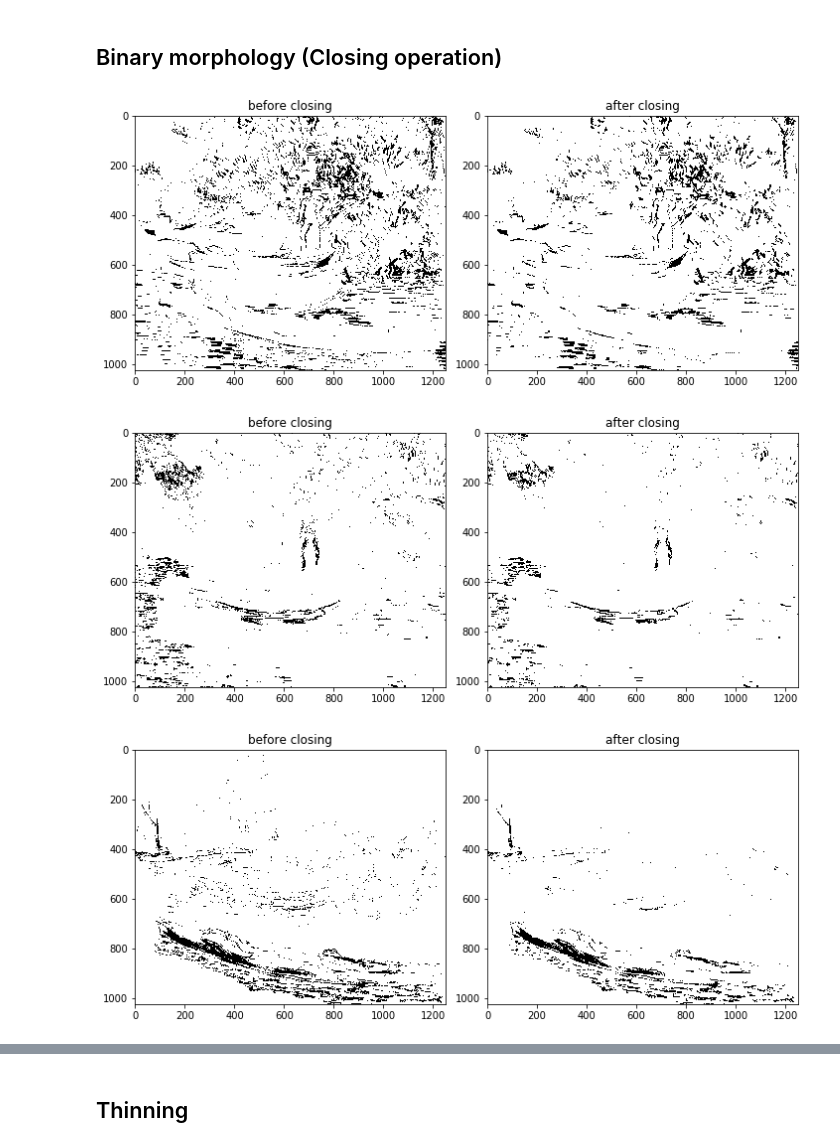
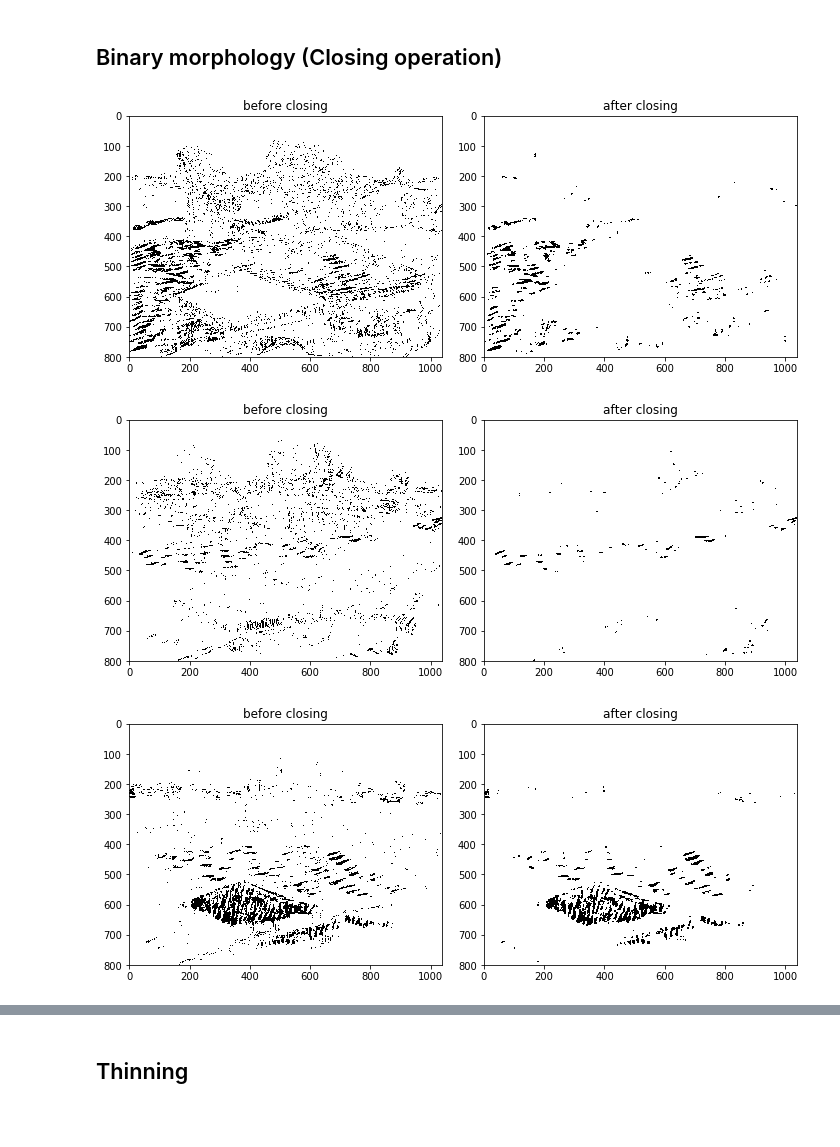
Before and after one commit to torres07/visao-computacional, a Jupyter notebook: projeto-vg/detect-brushstrokes.ipynb, the cells around one changed output, grey strips where cells are left out. Saved outputs shown, nothing was run; the diff lists cells and outputs as text; code cells hidden in the pictures; blank space fills up the shorter version.

```diff
--- a/projeto-vg/detect-brushstrokes.ipynb
+++ b/projeto-vg/detect-brushstrokes.ipynb
@@ -15,7 +15,7 @@ def plot_source_quantization(source_image, quantization_image):
 # %%
 # https://docs.opencv.org/3.1.0/d1/d5c/tutorial_py_kmeans_opencv.html
 
-filename = 'rowing-boats-on-the-banks-of-the-oise-1890.jpg'
+filename = 'landscape-with-bridge-across-the-oise-1890.jpg'
 img = cv2.imread('data/' + filename, cv2.COLOR_BGR2RGB)
 Z = img.reshape((-1, 3))
 Z = np.float32(Z)
@@ -97,14 +98,14 @@ def plot_closing(binary_image, closing_image):
     ax[1].imshow(closing_image, 'gray')
     ax[1].set_title('after closing')
 # %%
-clusters_idxs = [0, 3, 6, 10, 13, 15]
+clusters_idxs = [1, 3, 5, 11, 15]
 closing_images = []
 
 for i in clusters_idxs:
-    closing_img = apply_closing(binary_images[i], kernel_size=(3,3))
+    closing_img = apply_closing(binary_images[i], kernel_size=(4, 4))
     closing_images.append(closing_img)
     plot_closing(binary_images[i], closing_img)
 # %% [output]
-[figure, old version]
+[figure, new version]
-[figure, old version]
+[figure, new version]
-[figure, old version]
+[figure, new version]
```
Also changed, not shown: parts of 10 cells of this notebook, 12 other files.
